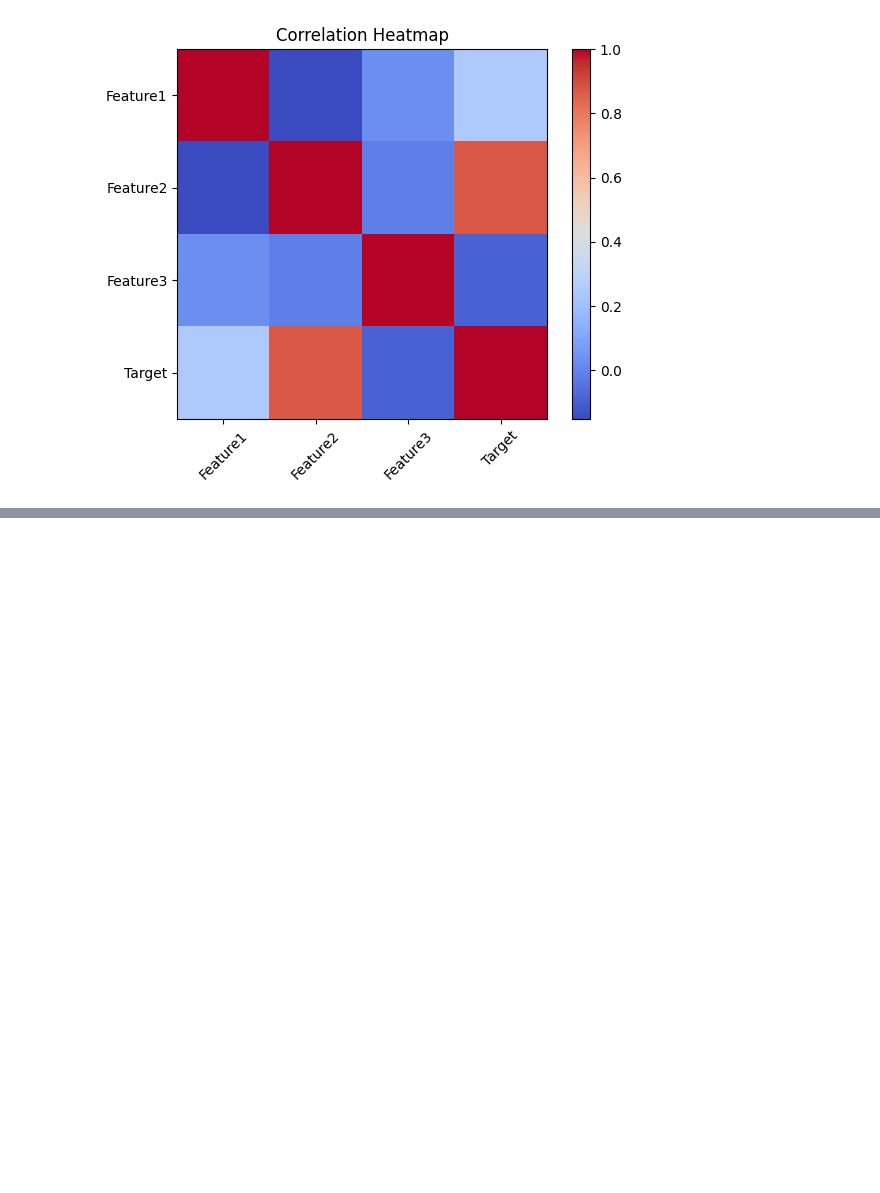
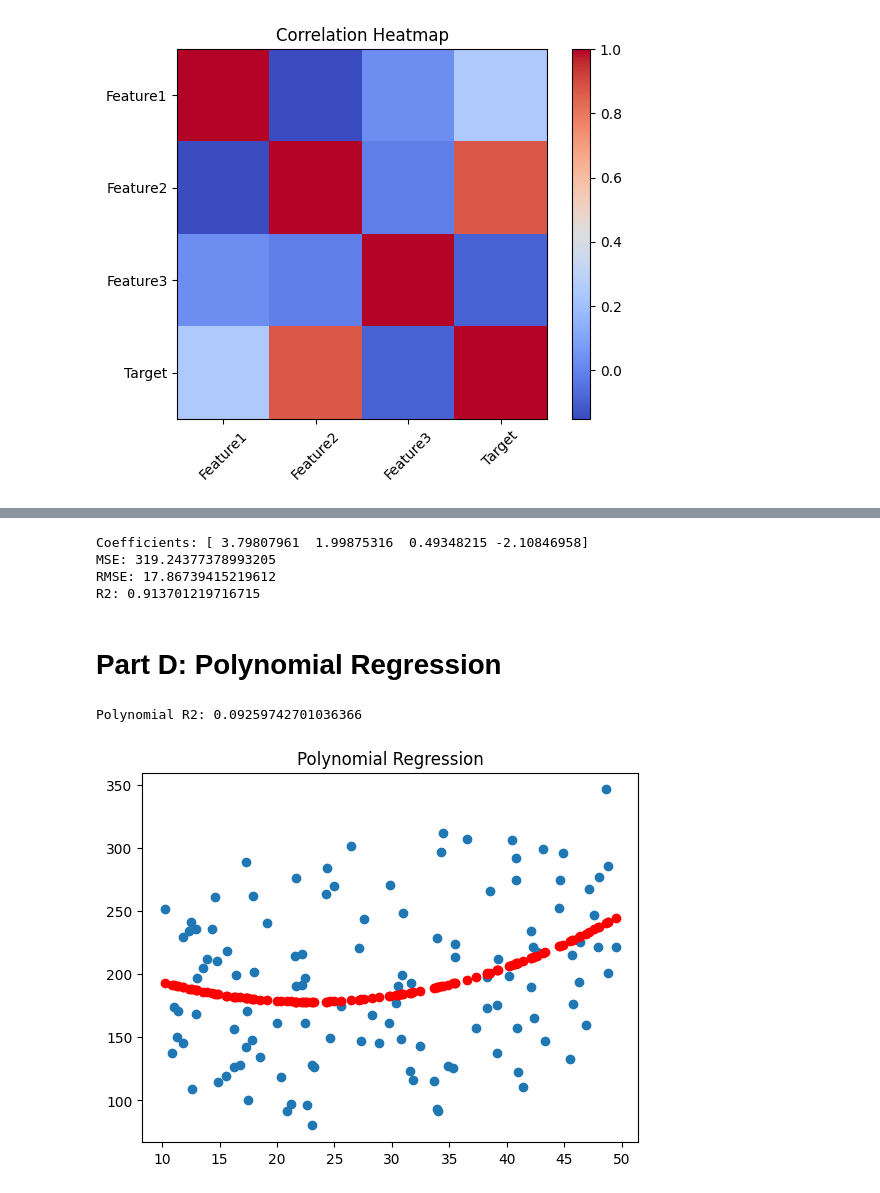
Before and after one commit to deepakpalcsjmu/Linear-Regression-Lab, a Jupyter notebook: ML_Assignment.ipynb, the cells around one changed output, grey strips where cells are left out. Cells and saved outputs as stored; diff of their text form; code cells hidden in the pictures; blank space fills up the shorter version.

```diff
--- a/ML_Assignment.ipynb
+++ b/ML_Assignment.ipynb
@@ -83,0 +126,45 @@ plt.show()
+# %%
+X_multi = data[["Feature1","Feature2","Feature3"]].values
+Y = data["Target"].values
+
+# Add bias column
+ones = np.ones((X_multi.shape[0],1))
+X_multi = np.hstack((ones, X_multi))
+
+# Normal equation
+beta = np.linalg.inv(X_multi.T @ X_multi) @ X_multi.T @ Y
+
+print("Coefficients:", beta)
+
+Y_pred_multi = X_multi @ beta
+
+print("MSE:", mse(Y, Y_pred_multi))
+print("RMSE:", rmse(Y, Y_pred_multi))
+print("R2:", r2_score(Y, Y_pred_multi))
+# %% [output]
+Coefficients: [ 3.79807961  1.99875316  0.49348215 -2.10846958]
+MSE: 319.24377378993205
+RMSE: 17.86739415219612
+R2: 0.913701219716715
+# %% [markdown]
+# **Part D: Polynomial Regression**
+# %%
+X_poly = data["Feature1"].values
+
+X_poly2 = np.column_stack((np.ones(n), X_poly, X_poly**2))
+
+beta_poly = np.linalg.inv(X_poly2.T @ X_poly2) @ X_poly2.T @ Y
+
+Y_pred_poly = X_poly2 @ beta_poly
+
+print("Polynomial R2:", r2_score(Y, Y_pred_poly))
+# %% [output]
+Polynomial R2: 0.09259742701036366
+# %%
+# Plot
+plt.scatter(X_poly, Y)
+plt.scatter(X_poly, Y_pred_poly, color='red')
+plt.title("Polynomial Regression")
+plt.show()
+# %% [output]
+[figure, added]
```
Also changed, not shown: parts of 16 cells of this notebook.
